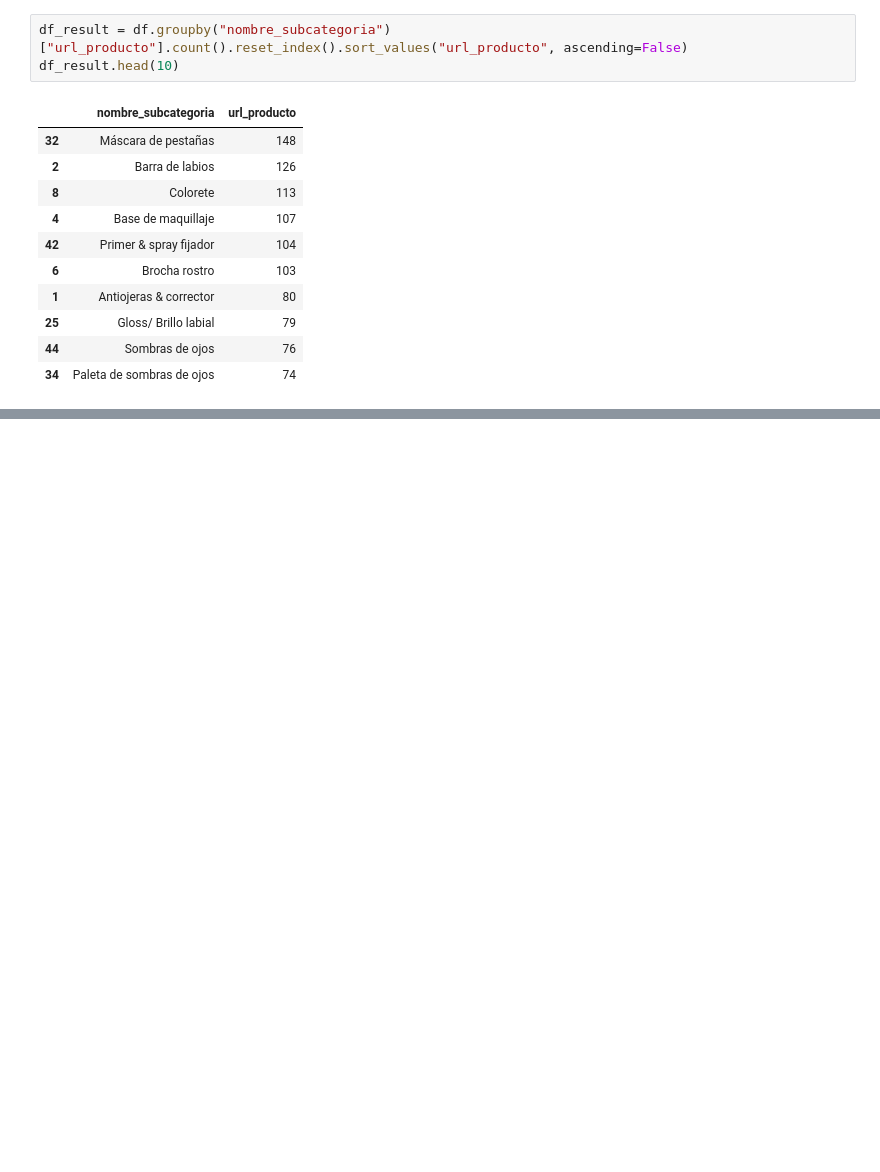
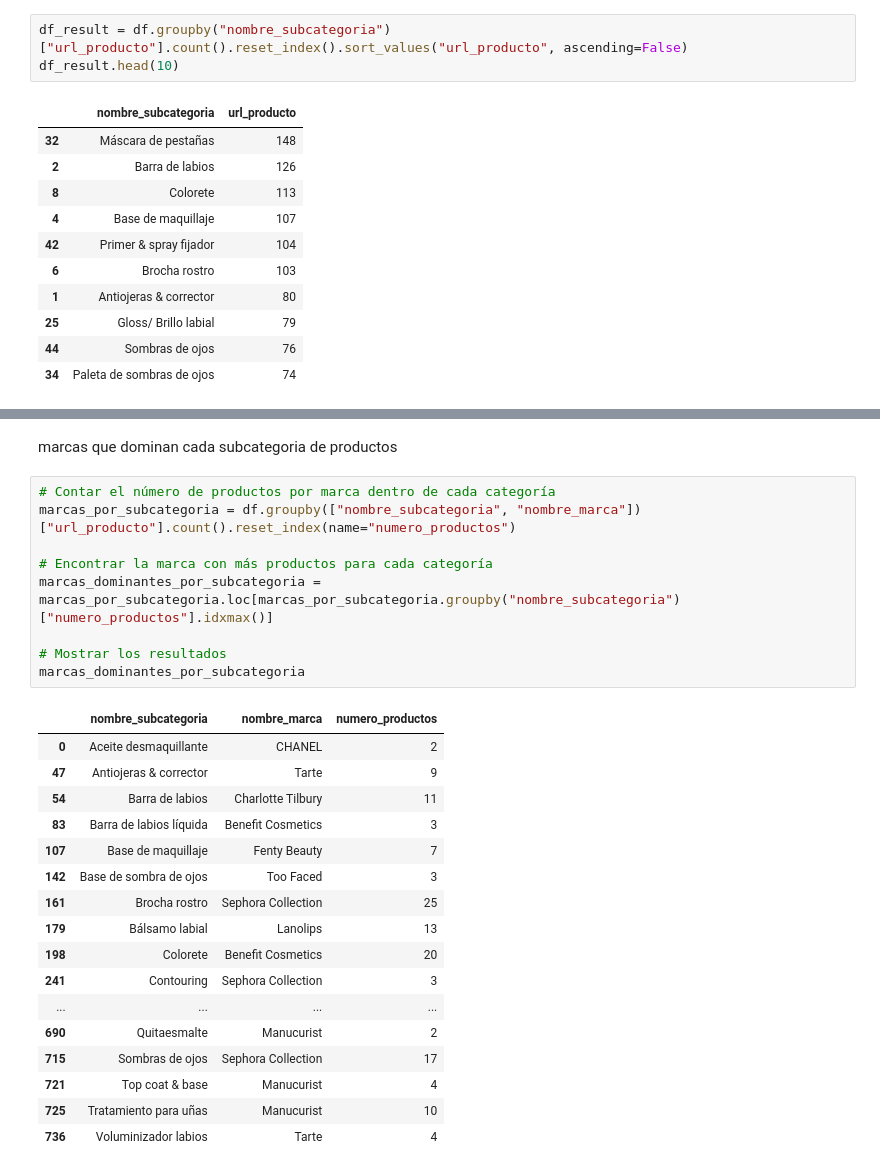
Before and after one commit to raquelscv/proyecto_final_sephora, a Jupyter notebook: eda_general.ipynb, the cells around one changed output, grey strips where cells are left out. Cells and saved outputs as stored; diff of their text form; blank space fills up the shorter version.

Commit message:
Estructurar eda general de sephora

```diff
--- a/eda_general.ipynb
+++ b/eda_general.ipynb
@@ -161,0 +337,29 @@ df_result.head(10)
+# %% [markdown]
+marcas que dominan cada subcategoria de productos
+# %%
+# Contar el número de productos por marca dentro de cada categoría
+marcas_por_subcategoria = df.groupby(["nombre_subcategoria", "nombre_marca"])["url_producto"].count().reset_index(name="numero_productos")
+
+# Encontrar la marca con más productos para cada categoría
+marcas_dominantes_por_subcategoria = marcas_por_subcategoria.loc[marcas_por_subcategoria.groupby("nombre_subcategoria")["numero_productos"].idxmax()]
+
+# Mostrar los resultados
+marcas_dominantes_por_subcategoria
+# %% [output]
+|  | nombre_subcategoria | nombre_marca | numero_productos |
+| 0 | Aceite desmaquillante | CHANEL | 2 |
+| 47 | Antiojeras & corrector | Tarte | 9 |
+| 54 | Barra de labios | Charlotte Tilbury | 11 |
+| 83 | Barra de labios líquida | Benefit Cosmetics | 3 |
+| 107 | Base de maquillaje | Fenty Beauty | 7 |
+| 142 | Base de sombra de ojos | Too Faced | 3 |
+| 161 | Brocha rostro | Sephora Collection | 25 |
+| 179 | Bálsamo labial | Lanolips | 13 |
+| 198 | Colorete | Benefit Cosmetics | 20 |
+| 241 | Contouring | Sephora Collection | 3 |
+| ... | ... | ... | ... |
+| 690 | Quitaesmalte | Manucurist | 2 |
+| 715 | Sombras de ojos | Sephora Collection | 17 |
+| 721 | Top coat & base | Manucurist | 4 |
+| 725 | Tratamiento para uñas | Manucurist | 10 |
+| 736 | Voluminizador labios | Tarte | 4 |
```
Also changed, not shown: parts of 25 cells of this notebook.
